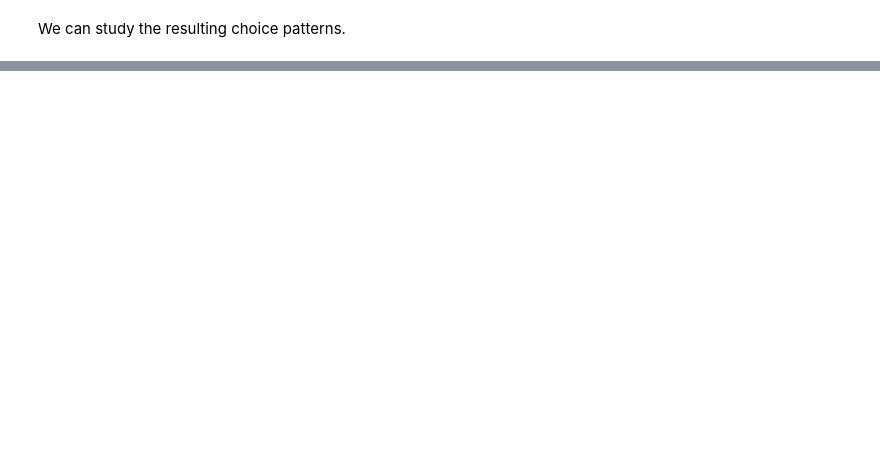
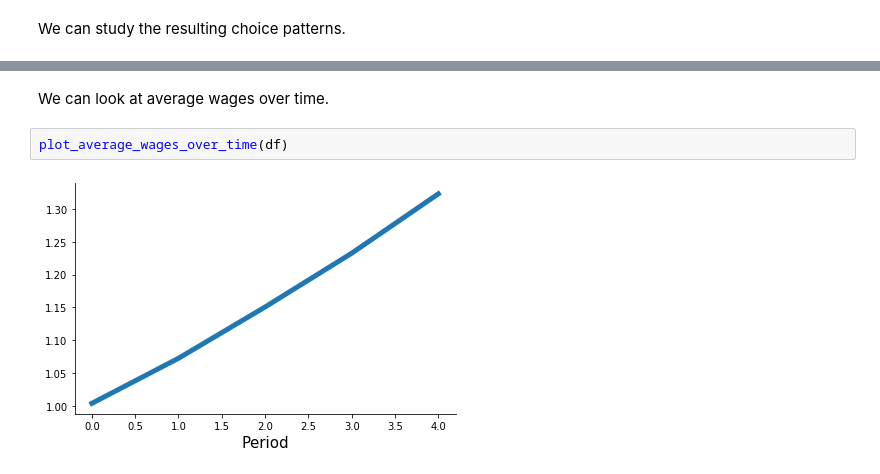
Before and after one commit to OpenSourceEconomics/ekw-lectures, a Jupyter notebook: lectures/00_robinson_economy/notebook.ipynb, the cells around one changed output, grey strips where cells are left out. Saved outputs shown, nothing was run; the diff lists cells and outputs as text; blank space fills up the shorter version.

```diff
--- a/lectures/00_robinson_economy/notebook.ipynb
+++ b/lectures/00_robinson_economy/notebook.ipynb
@@ -62,0 +62,6 @@ plt.close()
+# %% [markdown]
+We can look at average wages over time.
+# %%
+plot_average_wages_over_time(df)
+# %% [output]
+[figure, added]
```
Also changed, not shown: parts of 11 cells of this notebook, 5 other files.
